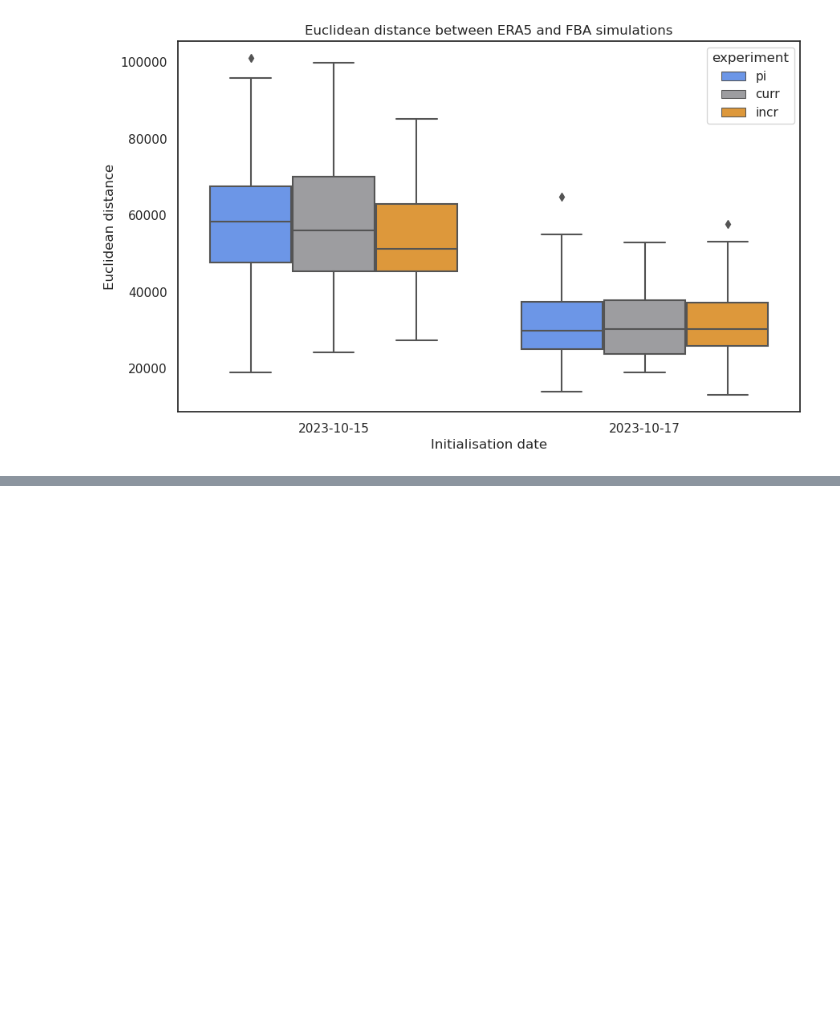
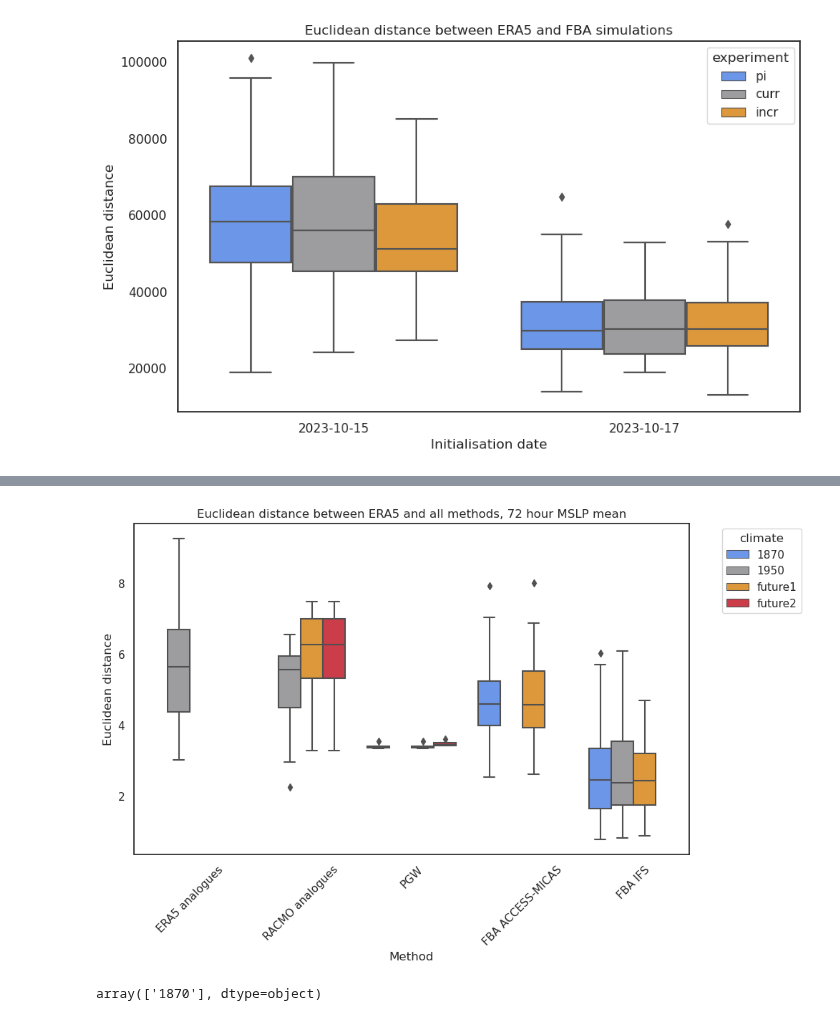
Before and after one commit to shirin-ermis/Storm_Babet, a Jupyter notebook: notebooks/13_euclidean_distances.ipynb, the cells around one changed output, grey strips where cells are left out. Cells and saved outputs as stored; diff of their text form; code cells hidden in the pictures; blank space fills up the shorter version.

Commit message:
euclidean distance

```diff
--- a/notebooks/13_euclidean_distances.ipynb
+++ b/notebooks/13_euclidean_distances.ipynb
@@ -151,0 +253,31 @@ plt.show()
+# %%
+methods = ['ERA5', 'RACMO', 'PGW', 'IFS', 'MICAS']
+# ERA5
+era5_df = pd.DataFrame(data=era5_analogues_dist, columns=['distance']).assign(climate="1950", method="ERA5 analogues")
+
+# RACMO
+racmo_df = pd.concat(
+    [pd.DataFrame({"distance": arr}).assign(climate=key, method="RACMO analogues")
+     for key, arr in racmo_analogues_dist.items()],
+    ignore_index=True
+)
+# PGW
+pgw_df = pd.concat(
+    [pd.DataFrame({"distance": arr}).assign(climate=key, method="PGW")
+     for key, arr in pgw_dist.items()],
+    ignore_index=True
+)
+# IFS
+nested_dfs = [[pd.DataFrame({"distance": arr}).assign(climate=key_clim, inidate=inidate, method="FBA IFS")
+     for inidate, arr in inner_dict.items()]
+     for key_clim, inner_dict in ifs_dist.items()]
+flat_dfs = [df for sublist in nested_dfs for df in sublist]
+ifs_df = pd.concat(flat_dfs, ignore_index=True)
+# MICAS
+micas_df = pd.concat(
+    [pd.DataFrame({"distance": arr}).assign(climate=key, method="FBA ACCESS-MICAS")
+     for key, arr in micas_dist.items()],
+    ignore_index=True
+)
+# %%
+plot_df = pd.concat([era5_df, racmo_df, pgw_df, micas_df, ifs_df], ignore_index=True)
@@ -151,0 +306,20 @@ plt.show()
+# %%
+colors = [color_palette[0], color_palette[4], color_palette[1], color_palette[2]]
+# %%
+plt.figure(figsize=(10, 6))
+sns.boxplot(x='method', y='distance', hue='climate', data=plot_df,
+            palette=colors,
+            hue_order=['1870', '1950', 'future1', 'future2'],)
+plt.ylabel('Euclidean distance')
+plt.xlabel('Method')
+plt.title("Euclidean distance between ERA5 and all methods, 72 hour MSLP mean")
+plt.legend(title='climate', bbox_to_anchor=(1.05, 1), loc='upper left')
+plt.xticks(rotation=45)
+plt.show()
+# %% [output]
+[figure, added]
+# %%
+# filter plot_df for FBA IFS
+plot_df[plot_df['method'] == 'FBA IFS'].climate.unique()
+# %% [output]
+array(['1870'], dtype=object)
```
Also changed, not shown: parts of 19 cells of this notebook.
